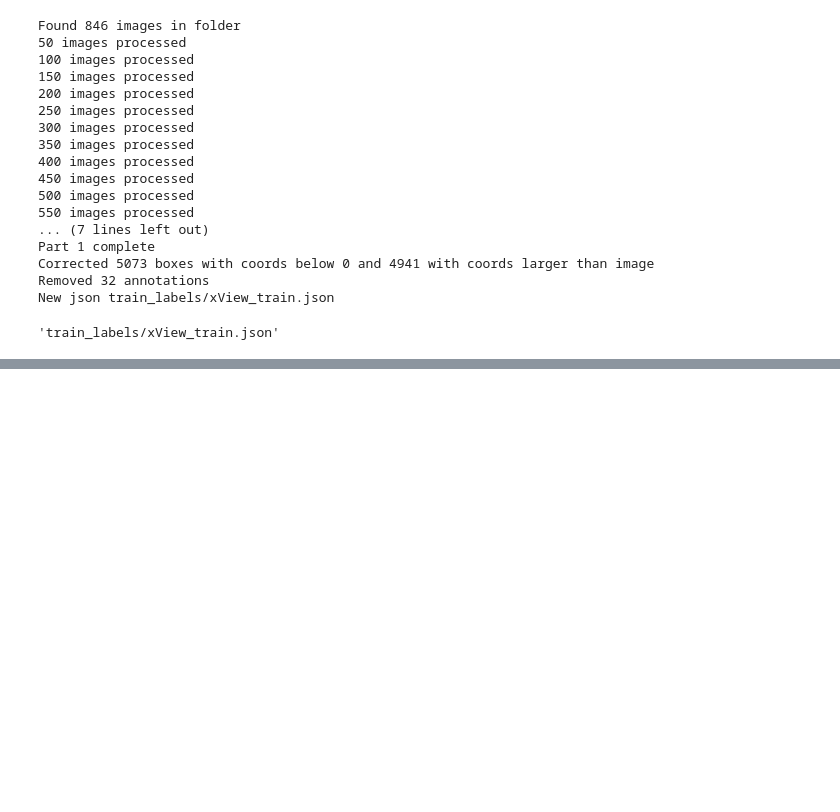
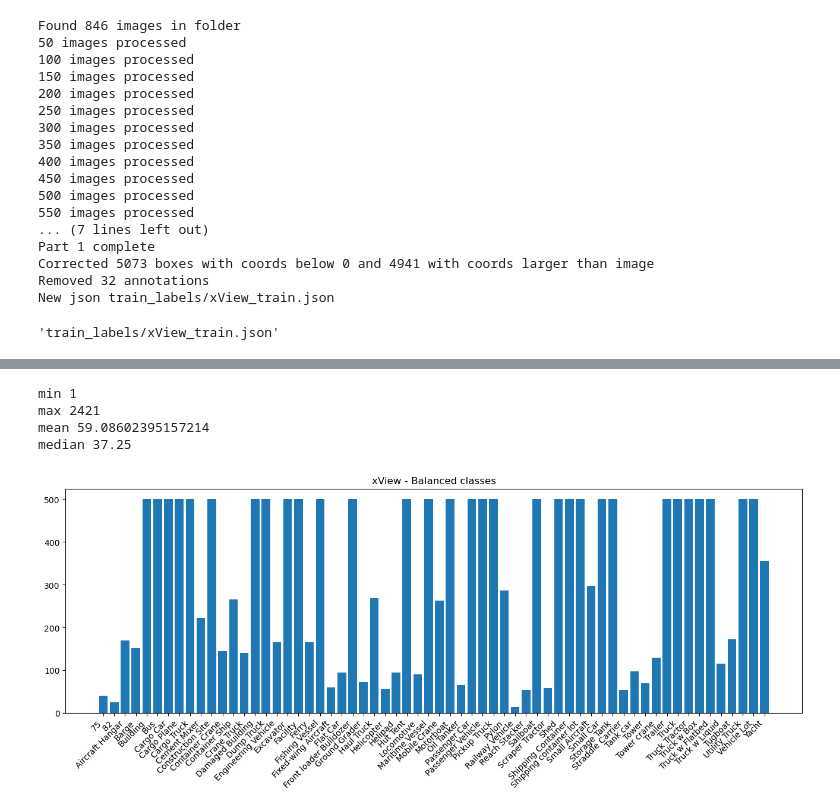
Before and after one commit to lewj85/e2cnn_experiments, a Jupyter notebook: data/xView/chipper_xView.ipynb, the cells around one changed output, grey strips where cells are left out. Drawn from its saved outputs; the diff is of its cells as text; code cells hidden in the pictures; blank space fills up the shorter version.

```diff
--- a/data/xView/chipper_xView.ipynb
+++ b/data/xView/chipper_xView.ipynb
@@ -267,0 +360,22 @@ Yacht
+# %%
+for root, dirs, filenames in os.walk("chips_train_"+str(N_EXAMPLES), topdown=False):
+    pass
+
+class_info = {}
+for d in dirs:
+    all_sizes = []
+    for root, dirs, filenames in os.walk("chips_train_"+str(N_EXAMPLES)+"/"+d, topdown=False):
+        pass
+    print(d, len(filenames))
+    for f in filenames:
+        imgstr = "chips_train_"+str(N_EXAMPLES)+"/"+d+"/"+f
+        img = Image.open(imgstr)
+        arr = np.asarray(img)
+        all_sizes.append(arr.shape[:2])
+    class_info[d] = {
+        'num_examples': len(filenames),
+        'min': np.min(all_sizes),
+        'max': np.max(all_sizes),
+        'mean': np.mean(all_sizes),
+        'median': np.median(all_sizes)
+    }
@@ -267,0 +400,23 @@ Yacht
+# %%
+print('min', np.min([x['min'] for x in class_info.values()]))
+print('max', np.max([x['max'] for x in class_info.values()]))
+print('mean', np.mean([x['mean'] for x in class_info.values()]))
+print('median', np.median([x['median'] for x in class_info.values()]))
+# %% [output]
+min 1
+max 2421
+mean 59.08602395157214
+median 37.25
+# %%
+ys = [x['num_examples'] for x in class_info.values()]
+xs = [x for x in class_info.keys()]
+plt.figure(figsize=(16, 5), dpi=100)
+plt.bar(xs, ys)
+plt.xticks(rotation=45, ha='right')
+plt.title("xView - Balanced classes")
+plt.savefig("xview_balanced.png",
+            dpi=100,
+            bbox_inches='tight')
+plt.show()
+# %% [output]
+[figure, added]
```
Also changed, not shown: parts of 21 cells of this notebook, 10 other files.
